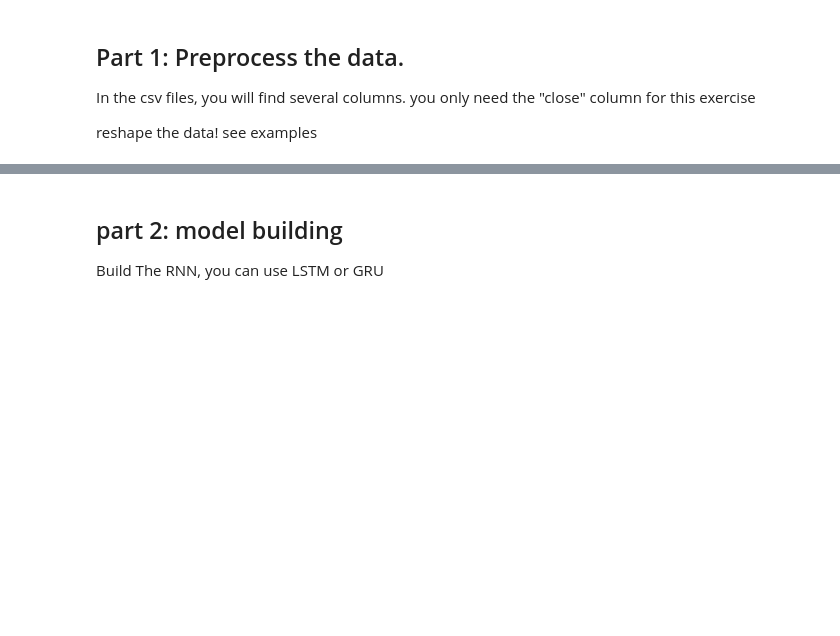
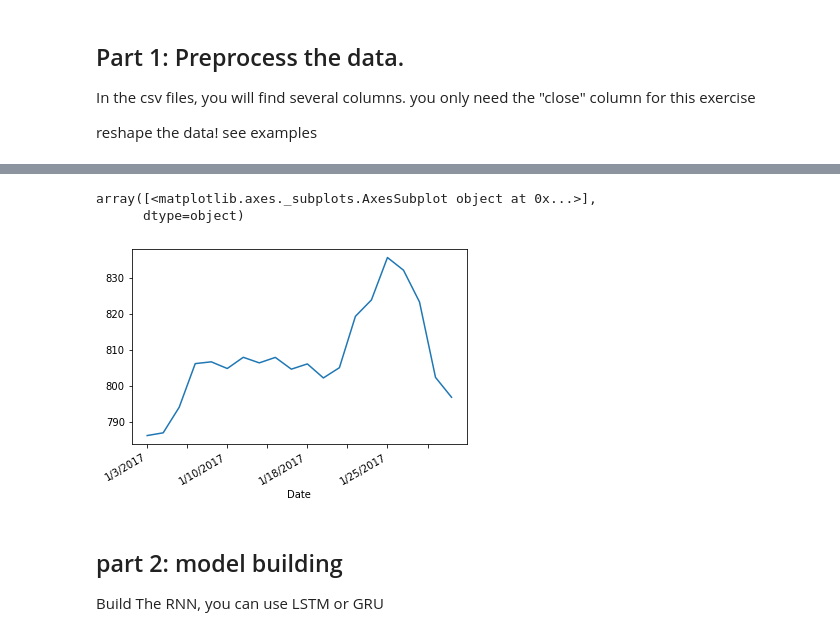
Before and after one commit to alokproc/aprendizaje_automatico_avanzado, a Jupyter notebook: 01_rnn/01_google_stock_prediction/GoogleStockPrice-exercise.ipynb, the cells around one changed output, grey strips where cells are left out. Saved outputs shown, nothing was run; the diff lists cells and outputs as text; code cells hidden in the pictures; blank space fills up the shorter version.

```diff
--- a/01_rnn/01_google_stock_prediction/GoogleStockPrice-exercise.ipynb
+++ b/01_rnn/01_google_stock_prediction/GoogleStockPrice-exercise.ipynb
@@ -44,0 +71,6 @@ Name: Close, dtype: object
+# %%
+close_test.plot(subplots=True)
+# %% [output]
+array([<matplotlib.axes._subplots.AxesSubplot object at 0x...>],
+      dtype=object)
+[figure, added]
```
Also changed, not shown: parts of 7 cells of this notebook.
